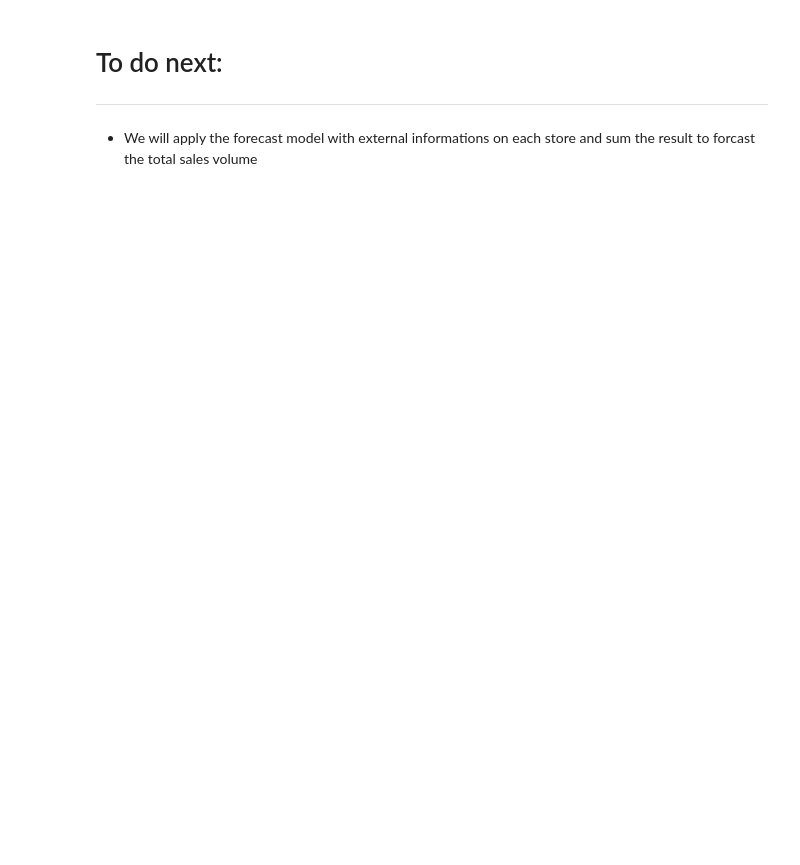
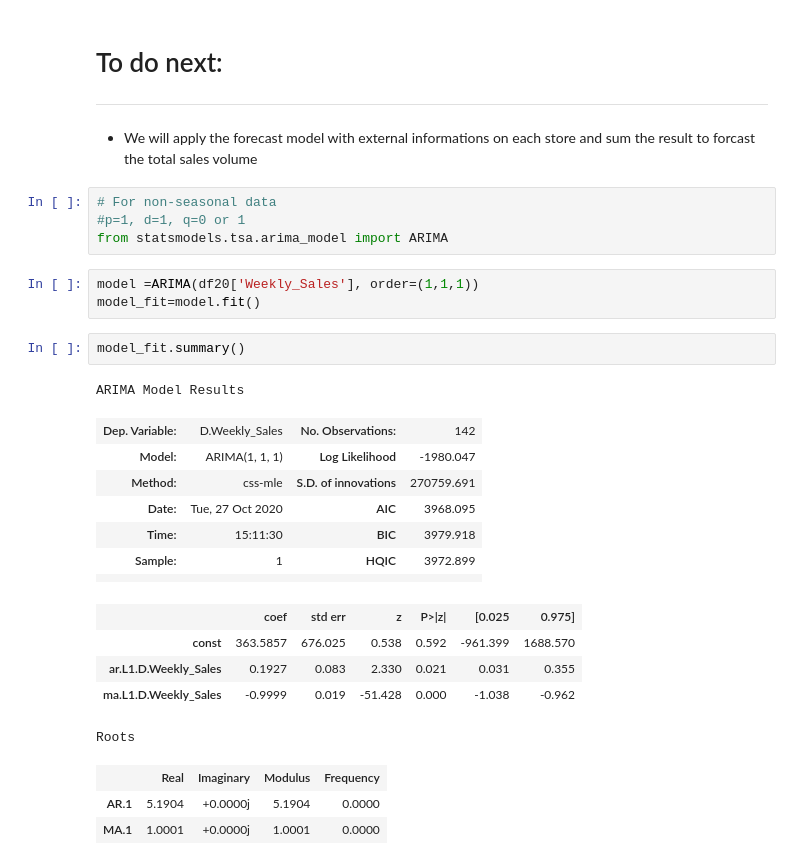
Before and after one commit to Sinethemba-nongqoto/Research-project, a Jupyter notebook: Analysis_0f_Results.ipynb, the cells around one changed output. Saved outputs shown, nothing was run; the diff lists cells and outputs as text; blank space fills up the shorter version.

```diff
--- a/Analysis_0f_Results.ipynb
+++ b/Analysis_0f_Results.ipynb
@@ -542,3 +565,29 @@ sales_df_with_dummies.head()
 
 * We will apply the forecast model with
 external informations on each store and sum the result to forcast the total sales volume
+# %%
+# For non-seasonal data
+#p=1, d=1, q=0 or 1
+from statsmodels.tsa.arima_model import ARIMA
+# %%
+model =ARIMA(df20['Weekly_Sales'], order=(1,1,1))
+model_fit=model.fit()
+# %%
+model_fit.summary()
+# %% [output]
+ARIMA Model Results
+| Dep. Variable: | D.Weekly_Sales | No. Observations: | 142 |
+| Model: | ARIMA(1, 1, 1) | Log Likelihood | -1980.047 |
+| Method: | css-mle | S.D. of innovations | 270759.691 |
+| Date: | Tue, 27 Oct 2020 | AIC | 3968.095 |
+| Time: | 15:11:30 | BIC | 3979.918 |
+| Sample: | 1 | HQIC | 3972.899 |
+|  |  |  |  |
+|  | coef | std err | z | P>|z| | [0.025 | 0.975] |
+| const | 363.5857 | 676.025 | 0.538 | 0.592 | -961.399 | 1688.570 |
+| ar.L1.D.Weekly_Sales | 0.1927 | 0.083 | 2.330 | 0.021 | 0.031 | 0.355 |
+| ma.L1.D.Weekly_Sales | -0.9999 | 0.019 | -51.428 | 0.000 | -1.038 | -0.962 |
+Roots
+|  | Real | Imaginary | Modulus | Frequency |
+| AR.1 | 5.1904 | +0.0000j | 5.1904 | 0.0000 |
+| MA.1 | 1.0001 | +0.0000j | 1.0001 | 0.0000 |
```
Also changed, not shown: parts of 19 cells of this notebook.
